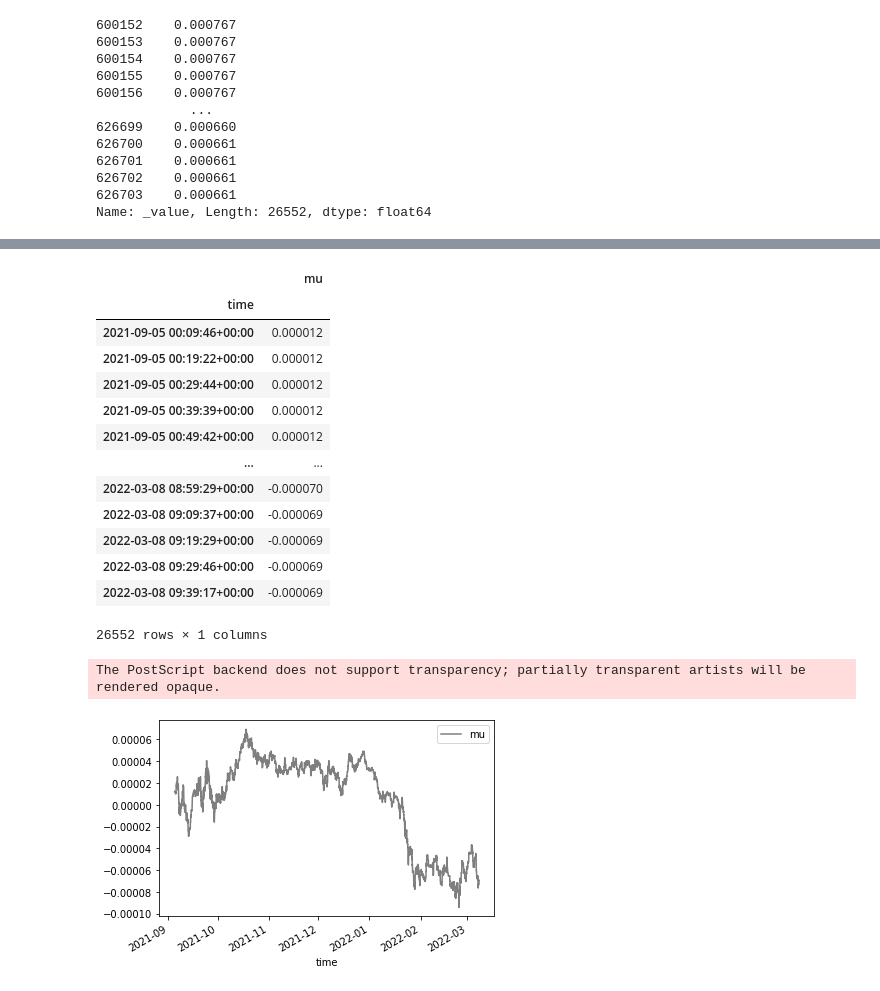
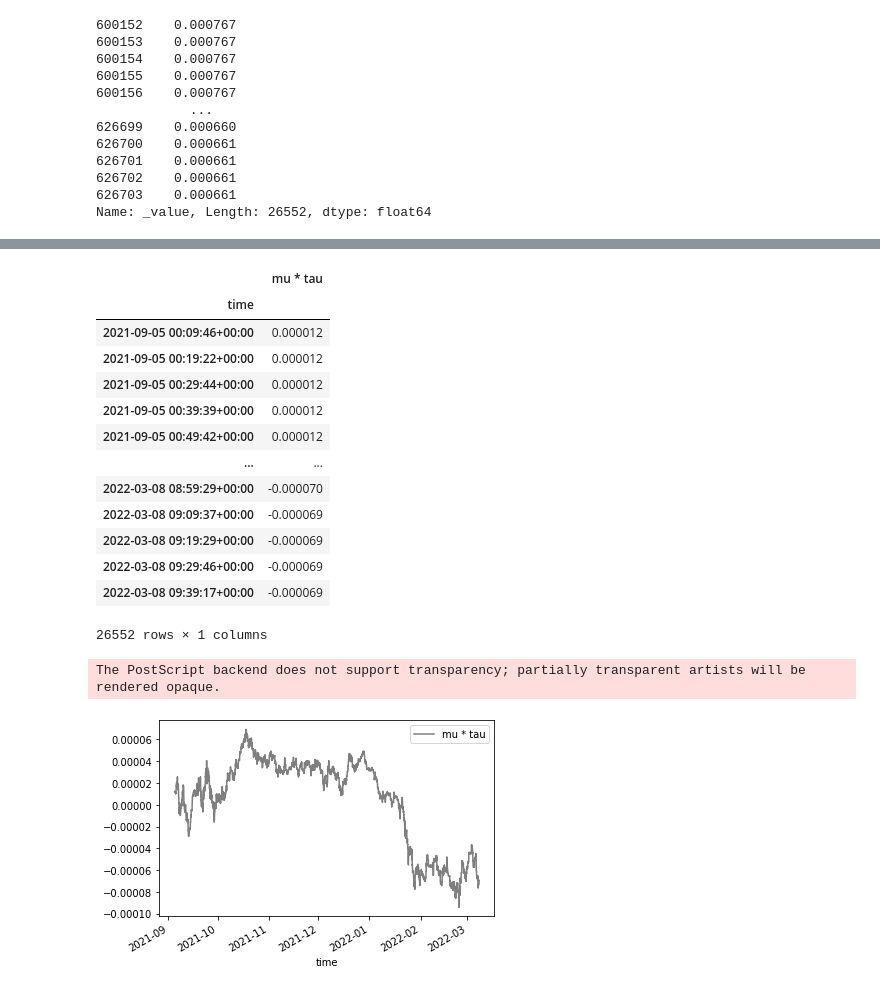
Before and after one commit to overlay-market/overlay-risk, a Jupyter notebook: notebooks/univ3-metrics.ipynb, the cells around one changed output, grey strips where cells are left out. Drawn from its saved outputs; the diff is of its cells as text; code cells hidden in the pictures.

```diff
--- a/notebooks/univ3-metrics.ipynb
+++ b/notebooks/univ3-metrics.ipynb
@@ -309,10 +321,10 @@ The PostScript backend does not support transparency; partially transparent arti
 # %%
 # arrange a separate df for mu param to create pretty plot
 df_wethusdc_pc1_mus = df_wethusdc_pc1[df_wethusdc_pc1['_field'] == 'mu'].filter(['_time', '_value'])
-df_wethusdc_pc1_mus.columns = [ 'time', 'mu' ]
+df_wethusdc_pc1_mus.columns = [ 'time', 'mu * tau' ]
 df_wethusdc_pc1_mus.set_index('time')
 # %% [output]
-|  | mu |
+|  | mu * tau |
 | time |  |
 | 2021-09-05 00:09:46+00:00 | 0.000012 |
 | 2021-09-05 00:19:22+00:00 | 0.000012 |
@@ -328,12 +340,12 @@ df_wethusdc_pc1_mus.set_index('time')
 26552 rows × 1 columns
 # %%
 # save pretty plot for mu
-df_mus_plt = df_wethusdc_pc1_mus.plot(x='time', y='mu', color='tab:gray')
+df_mus_plt = df_wethusdc_pc1_mus.plot(x='time', y='mu * tau', color='tab:gray')
 df_mus_plt.get_figure().savefig('img/pstable-wethusdc-mu.png')
 df_mus_plt.get_figure().savefig('img/pstable-wethusdc-mu.eps')
 # %% [output]
 The PostScript backend does not support transparency; partially transparent artists will be rendered opaque.
-[figure, old version]
+[figure, new version]
 # %%
 # arrange a separate df for sigma param to create pretty plot
 df_wethusdc_pc1_sigmas = df_wethusdc_pc1[df_wethusdc_pc1['_field'] == 'sigma'].filter(['_time', '_value'])
```
Also changed, not shown: parts of 14 cells of this notebook, 10 other files.
